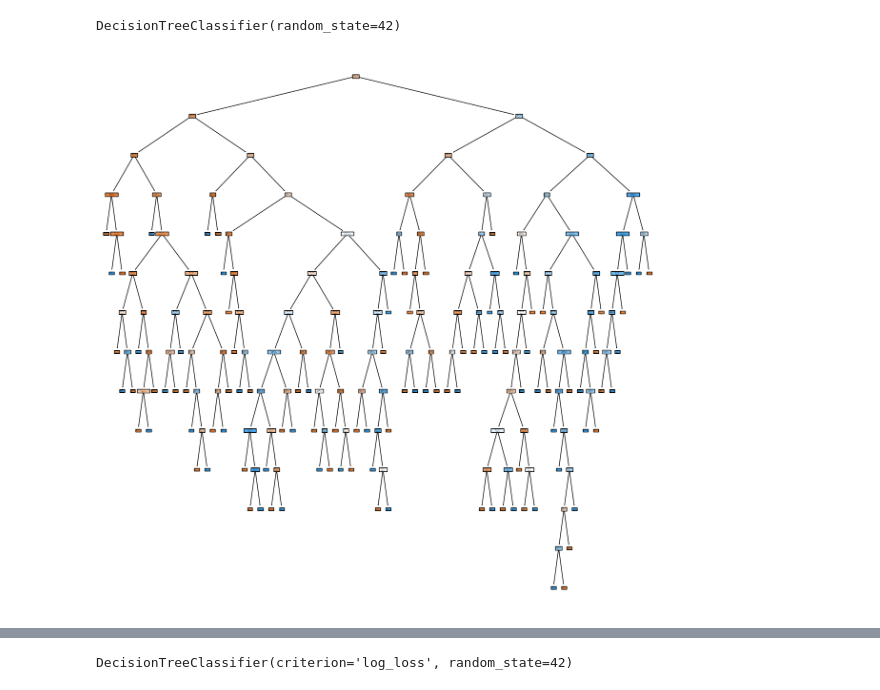
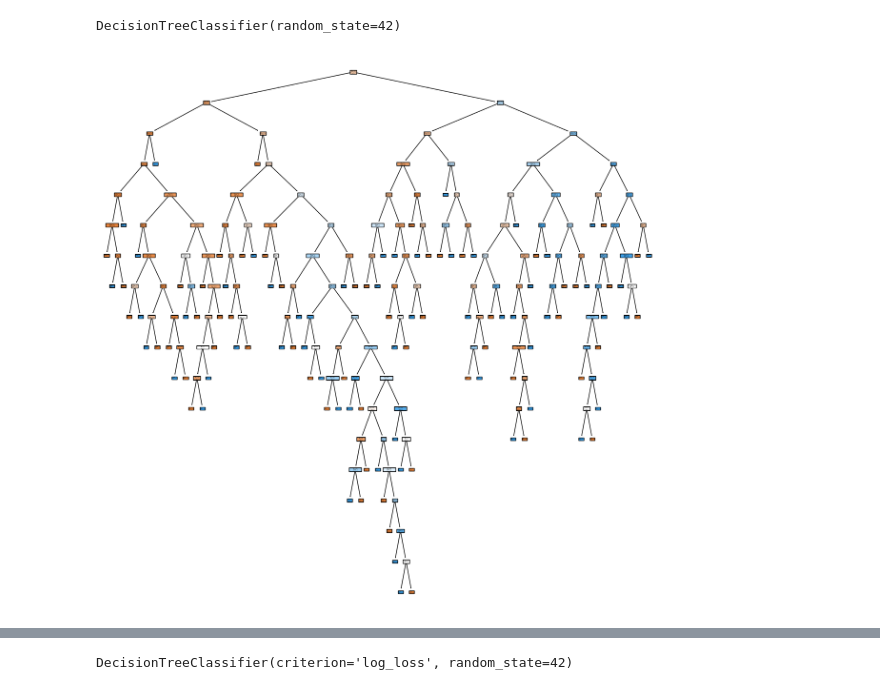
Before and after one commit to 4GeeksAcademy/Boosting-diabetes, a Jupyter notebook: src/explore.ipynb, the cells around one changed output, grey strips where cells are left out. Cells and saved outputs as stored; diff of their text form; code cells hidden in the pictures.

Commit message:
Modelo sin comparación

```diff
--- a/src/explore.ipynb
+++ b/src/explore.ipynb
@@ -341,0 +411,18 @@ plt.show()
+# %%
+#Vamos a imputar también con la mediana SkinThickness, sin embargo por su baja correlación lo más seguro es que no la usaremos en el entrenamiento de nuestro modelo
+
+from sklearn.impute import KNNImputer
+df['SkinThickness'] = df['SkinThickness'].replace(0, np.nan)
+# 1. Crear el objeto KNNImputer
+# n_neighbors es el número de vecinos más cercanos a considerar (puedes ajustarlo)
+imputer = KNNImputer(n_neighbors=80)
+
+# 2. Aplicar el imputador a la columna Insulin
+# Selecciona la columna Insulin y conviértela en un array 2D (KNNImputer requiere entrada 2D)
+insulina_imputada = imputer.fit_transform(df[['SkinThickness']])
+
+# 3. Reemplazar la columna original con los valores imputados
+df['SkinThickness'] = insulina_imputada
+
+# 4. Validar que no queden valores en cero
+df.describe()
@@ -342,10 +521,12 @@ plt.show()
 # %%
 from sklearn.model_selection import train_test_split
 
-X = df.drop('Outcome',axis=1)
+#Modelo sin SkinThickness
+
+X = df.drop(['Outcome','SkinThickness'],axis=1)
 y = df['Outcome']
 
-X_train, X_test, y_train, y_test = train_test_split(X,y,test_size=0.2,random_state=42)
+X_train1, X_test1, y_train1, y_test1 = train_test_split(X,y,test_size=0.2,random_state=42)
 
-X_train.head()
+X_train1.head()
 # %% [output]
@@ -358,17 +555,20 @@ X_train.head()
 # %%
 from sklearn.tree import DecisionTreeClassifier
 
-model = DecisionTreeClassifier(random_state=42)
-model.fit(X_train,y_train)
+model1 = DecisionTreeClassifier(random_state=42)
+model1.fit(X_train1,y_train1)
+
+model2 = DecisionTreeClassifier(random_state=42)
+model2.fit(X_train2,y_train2)
 # %% [output]
 DecisionTreeClassifier(random_state=42)
 # %%
 from sklearn import tree
 
 fig = plt.figure(figsize=(15,15))
 
-tree.plot_tree(model, feature_names = list(X_train.columns), class_names = ["0", "1"], filled = True)
+tree.plot_tree(model1, feature_names = list(X_train1.columns), class_names = ["0", "1"], filled = True)
 
 plt.show()
 # %% [output]
-[figure, old version]
+[figure, new version]
```
Also changed, not shown: parts of 25 cells of this notebook, 2 other files.
